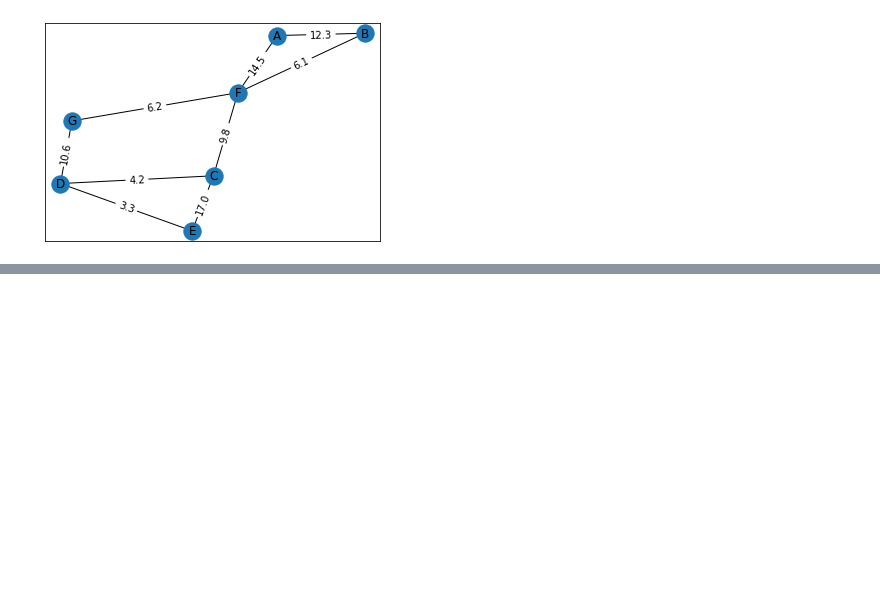
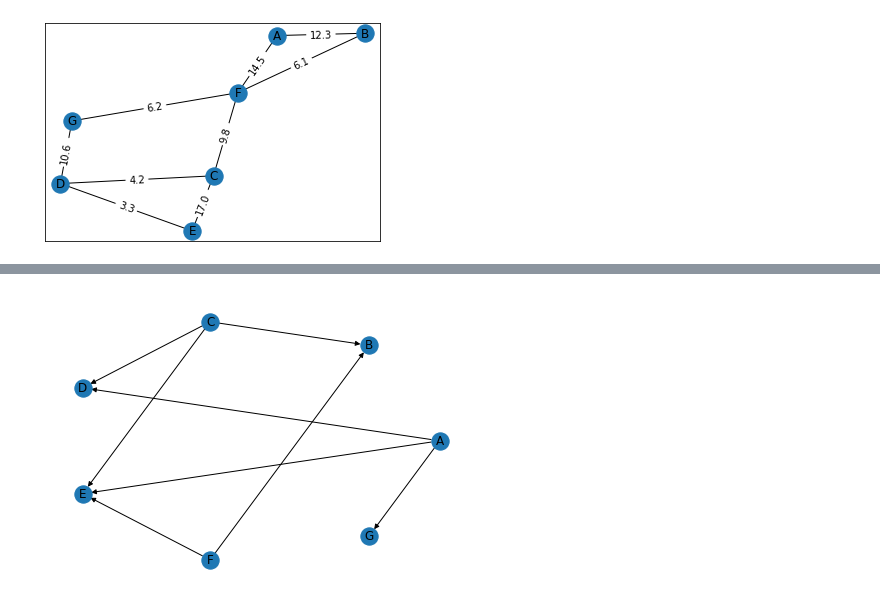
Before and after one commit to GeoLabUniLaSalle/Python, a Jupyter notebook: Graphes_Représentation_en_Python.ipynb, the cells around one changed output, grey strips where cells are left out. Cells and saved outputs as stored; diff of their text form; code cells hidden in the pictures; blank space fills up the shorter version.

```diff
--- a/Graphes_Représentation_en_Python.ipynb
+++ b/Graphes_Représentation_en_Python.ipynb
@@ -345,0 +350,19 @@ plt.show()
+# %%
+D = dict()
+D['A'] = {'D','E','G'}
+D['B'] = {}
+D['C'] = {'B','D','E'}
+D['D'] = {}
+D['E'] = {}
+D['F'] = {'B','E'}
+D['G'] = {}
+
+import networkx as nx
+
+G = nx.DiGraph(D)
+
+nx.draw_circular(G,with_labels=True) # Positionne les sommets de manière circulaire
+
+plt.show()
+# %% [output]
+[figure, added]
```
Also changed, not shown: parts of 14 cells of this notebook.
